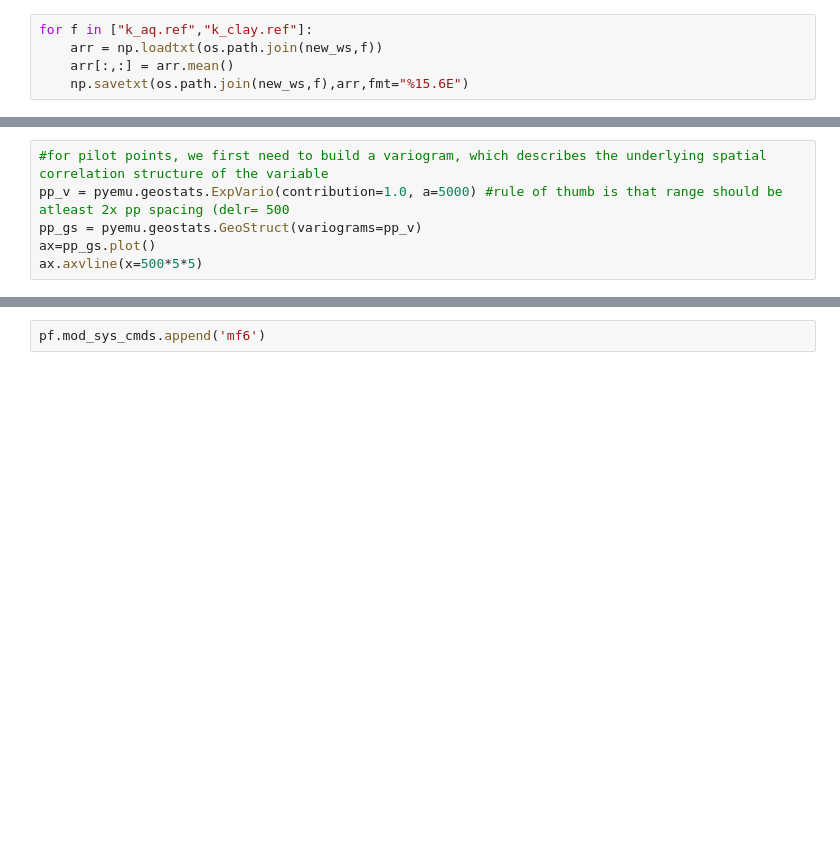
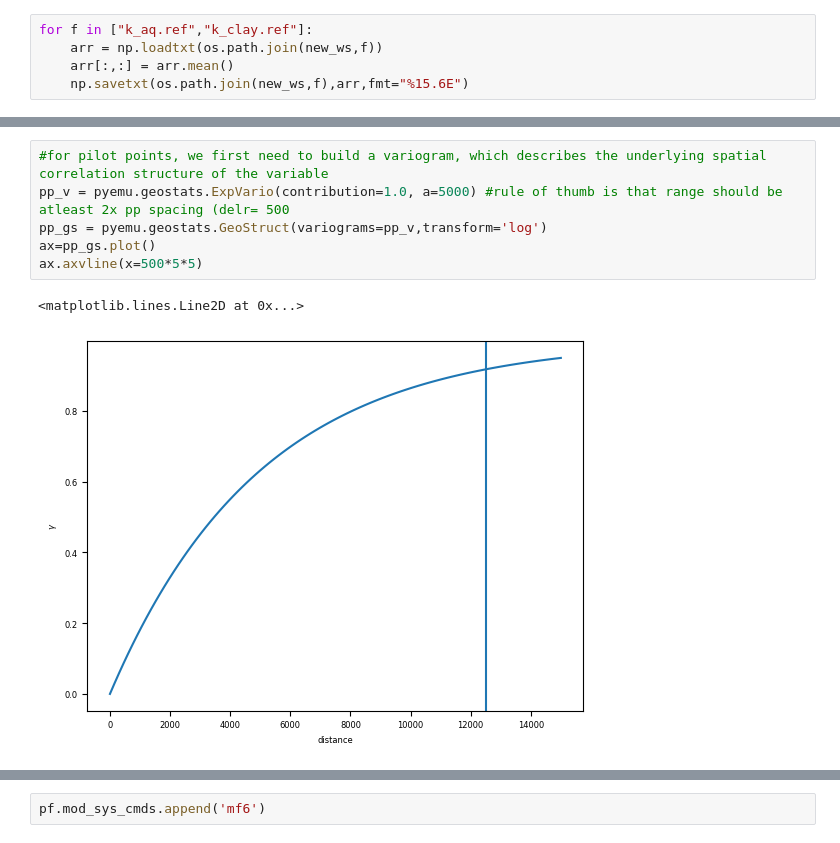
Before and after one commit to rhugman/PESTPP_Madison25, a Jupyter notebook: notebooks/simple_pstfrom.ipynb, the cells around one changed output, grey strips where cells are left out. Saved outputs shown, nothing was run; the diff lists cells and outputs as text; blank space fills up the shorter version.

```diff
--- a/notebooks/simple_pstfrom.ipynb
+++ b/notebooks/simple_pstfrom.ipynb
@@ -54,9 +160,12 @@ for f in k_pars:
 # %%
 #for pilot points, we first need to build a variogram, which describes the underlying spatial correlation structure of the variable
 pp_v = pyemu.geostats.ExpVario(contribution=1.0, a=5000) #rule of thumb is that range should be atleast 2x pp spacing (delr= 500
-pp_gs = pyemu.geostats.GeoStruct(variograms=pp_v)
+pp_gs = pyemu.geostats.GeoStruct(variograms=pp_v,transform='log')
 ax=pp_gs.plot()
 ax.axvline(x=500*5*5)
+# %% [output]
+<matplotlib.lines.Line2D at 0x...>
+[figure, added]
 # %%
 for f in k_pars:
     base = f.split('.')[0]
```
Also changed, not shown: parts of 31 cells of this notebook.
